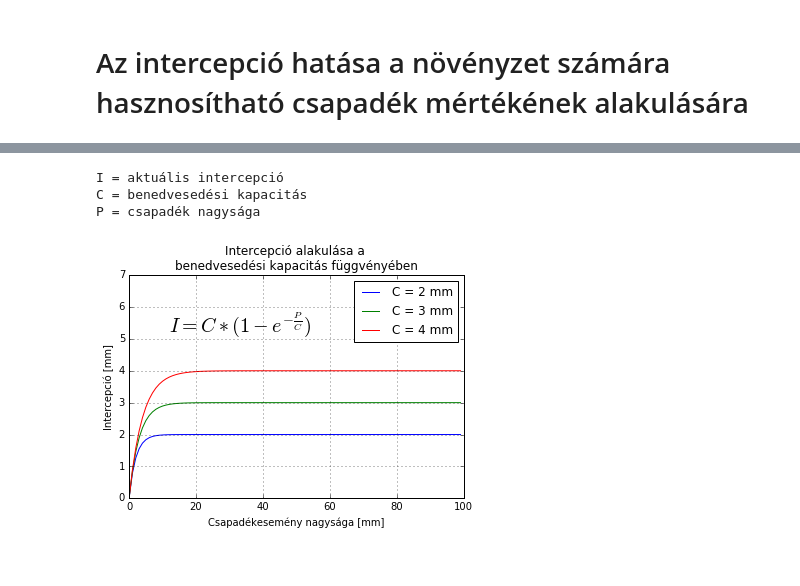
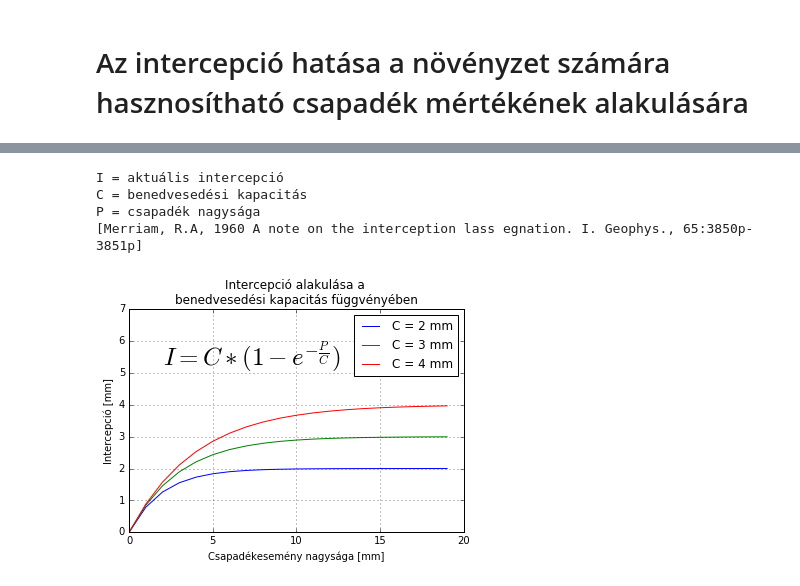
Before and after one commit to jsheperd/forest_water, a Jupyter notebook: interception.ipynb, the cells around one changed output, grey strips where cells are left out. Cells and saved outputs as stored; diff of their text form; code cells hidden in the pictures.

```diff
--- a/interception.ipynb
+++ b/interception.ipynb
@@ -53,32 +63,29 @@ for label in ticklabels:
 # %%
-import math
-
-# Intercepciós veszteség
-def makeInterceptor(capacity):
-    return lambda p: capacity*(1-math.exp(-p/capacity))
-
-p = range(0, 100, 1)
+# Show Interception
+p = range(0, 20, 1)
 c2 = map(makeInterceptor(2.0), p)
 c3 = map(makeInterceptor(3.0), p)
 c4 = map(makeInterceptor(4.0), p)
 
 df = pd.DataFrame({'P': p, 'C2': c2, 'C3': c3, 'C4': c4})
 #df['C'] = df['P'].apply(p10)
 plt.plot(df['P'], df['C2'], label="C = 2 mm")
 plt.plot(df['P'], df['C3'], label="C = 3 mm")
 plt.plot(df['P'], df['C4'], label="C = 4 mm")
 plt.legend()
 plt.xlabel(u'Csapadékesemény nagysága [mm]')
 plt.ylabel(u'Intercepció [mm]')
 plt.gca().set_ylim([0,7])
-plt.gca().annotate(r'$I = C*( 1 - e^{- \frac{P}{C}})$', xy=(12, 5.2), fontsize=20)
+plt.gca().annotate(r'$I = C*( 1 - e^{- \frac{P}{C}})$', xy=(2, 5.2), fontsize=25)
 plt.grid(True)
 plt.title(u'Intercepció alakulása a \nbenedvesedési kapacitás függvényében')
 print u'I = aktuális intercepció'
 print u'C = benedvesedési kapacitás'
 print u'P = csapadék nagysága'
+print u'[Merriam, R.A, 1960 A note on the interception lass egnation. I. Geophys., 65:3850p-3851p]'
 # %% [output]
 I = aktuális intercepció
 C = benedvesedési kapacitás
 P = csapadék nagysága
+[Merriam, R.A, 1960 A note on the interception lass egnation. I. Geophys., 65:3850p-3851p]
-[figure, old version]
+[figure, new version]
```
Also changed, not shown: parts of 12 cells of this notebook.
